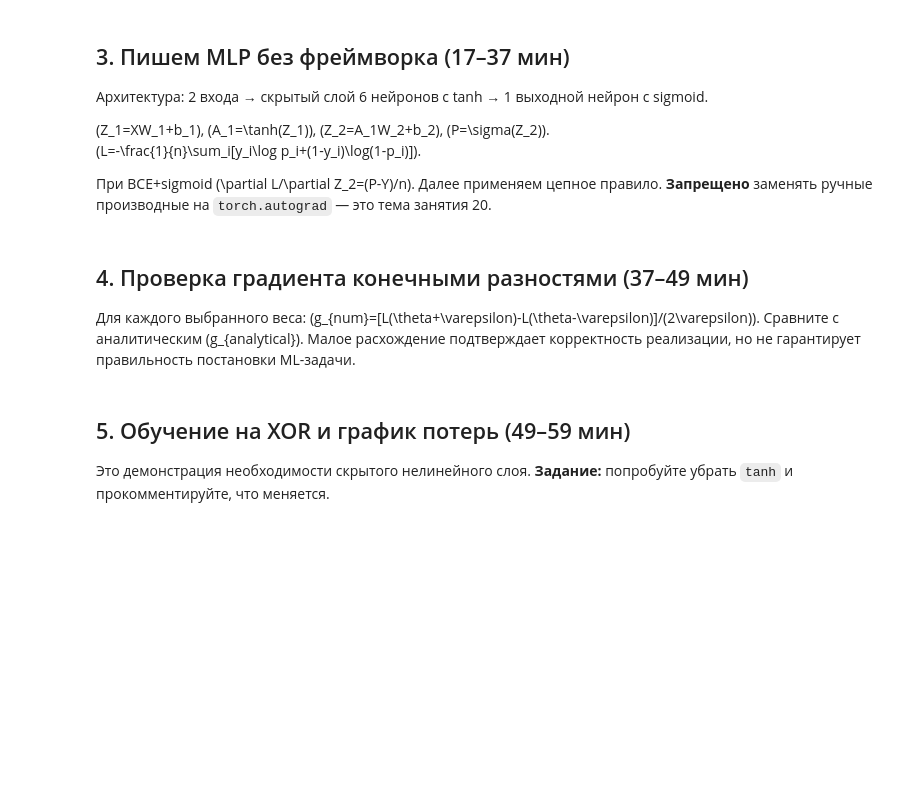
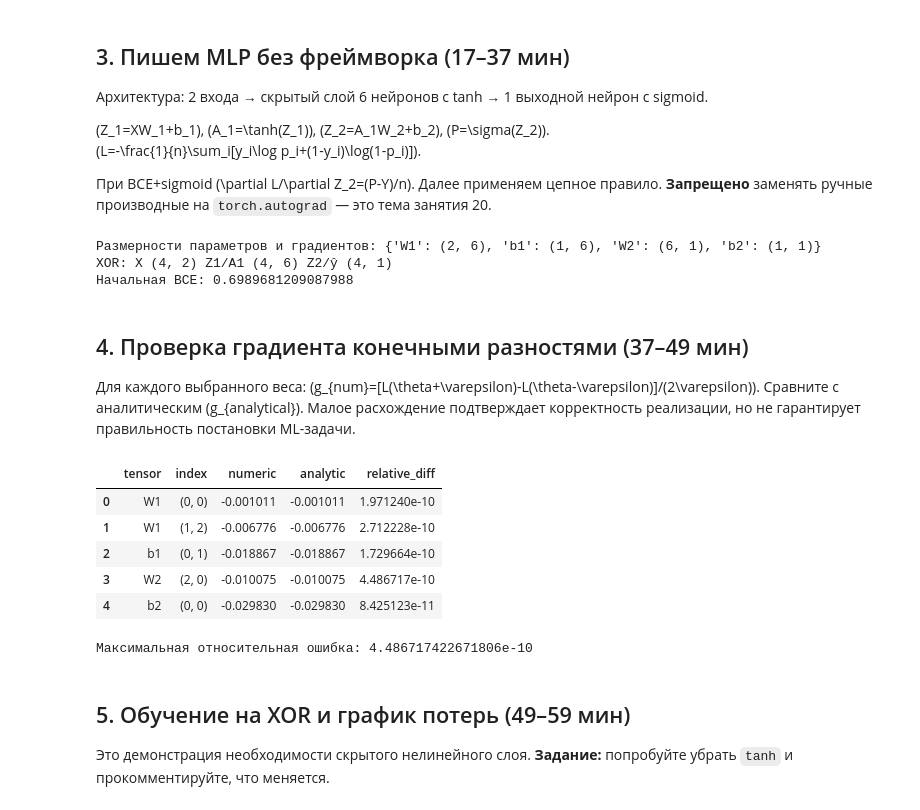
Before and after one commit to Vladislav-Evg-Sid/utmn-master-degree, a Jupyter notebook: tii/lb19/19_student.ipynb, the cells around one changed output. Drawn from its saved outputs; the diff is of its cells as text; code cells hidden in the pictures; blank space fills up the shorter version.

```diff
--- a/tii/lb19/19_student.ipynb
+++ b/tii/lb19/19_student.ipynb
@@ -78,27 +90,49 @@ y_xor=np.array([[0],[1],[1],[0]],dtype=float)
 p=init_mlp()
 yhat,cache=forward(X_xor,p)
 grad=backward(y_xor,yhat,cache,p)
-print('Слои:',{k:v.shape for k,v in p.items()})
-print('loss before:',binary_loss(y_xor,yhat))
+expected={'W1':(2,6),'b1':(1,6),'W2':(6,1),'b2':(1,1)}
+assert {k:v.shape for k,v in p.items()}==expected
+assert {k:v.shape for k,v in grad.items()}==expected
+assert cache['Z1'].shape==cache['A1'].shape==(4,6)
+assert cache['Z2'].shape==yhat.shape==(4,1)
+print('Размерности параметров и градиентов:',expected)
+print('XOR: X',X_xor.shape,'Z1/A1',cache['Z1'].shape,'Z2/ŷ',yhat.shape)
+print('Начальная BCE:',binary_loss(y_xor,yhat))
+# %% [output]
+Размерности параметров и градиентов: {'W1': (2, 6), 'b1': (1, 6), 'W2': (6, 1), 'b2': (1, 1)}
+XOR: X (4, 2) Z1/A1 (4, 6) Z2/ŷ (4, 1)
+Начальная BCE: 0.6989681209087988
 # %% [markdown]
 ## 4. Проверка градиента конечными разностями (37–49 мин)
 Для каждого выбранного веса: \(g_{num}=[L(\theta+\varepsilon)-L(\theta-\varepsilon)]/(2\varepsilon)\). Сравните с аналитическим \(g_{analytical}\). Малое расхождение подтверждает корректность реализации, но не гарантирует правильность постановки ML-задачи.
 # %%
 def finite_diff(param,idx,X,y,p,eps=1e-5):
     old=p[param][idx]
-    p[param][idx]=old+eps; lp=binary_loss(y,forward(X,p)[0])
-    p[param][idx]=old-eps; lm=binary_loss(y,forward(X,p)[0])
-    p[param][idx]=old
+    try:
+        p[param][idx]=old+eps; lp=binary_loss(y,forward(X,p)[0])
+        p[param][idx]=old-eps; lm=binary_loss(y,forward(X,p)[0])
+    finally:
+        p[param][idx]=old
     return (lp-lm)/(2*eps)
 checks=[('W1',(0,0)),('W1',(1,2)),('b1',(0,1)),('W2',(2,0)),('b2',(0,0))]
 rows=[]
 for name,idx in checks:
     gn=finite_diff(name,idx,X_xor,y_xor,p)
-    ga=float(grad[name][idx]);rel=abs(gn-ga)/max(1e-8,abs(gn)+abs(ga))
+    ga=float(grad[name][idx]); rel=abs(gn-ga)/max(1e-8,abs(gn)+abs(ga))
     rows.append([name,str(idx),gn,ga,rel])
 res=pd.DataFrame(rows,columns=['tensor','index','numeric','analytic','relative_diff'])
 display(res)
-assert (res.relative_diff < 1e-5).all(), 'Градиенты не совпали: проверьте backprop'
+res.to_csv('19_gradient_checks.csv',index=False)
+print('Максимальная относительная ошибка:',res.relative_diff.max())
+assert len(res)>=5 and (res.relative_diff < 1e-5).all(), 'Проверьте backprop'
+# %% [output]
+|  | tensor | index | numeric | analytic | relative_diff |
+| 0 | W1 | (0, 0) | -0.001011 | -0.001011 | 1.971240e-10 |
+| 1 | W1 | (1, 2) | -0.006776 | -0.006776 | 2.712228e-10 |
+| 2 | b1 | (0, 1) | -0.018867 | -0.018867 | 1.729664e-10 |
+| 3 | W2 | (2, 0) | -0.010075 | -0.010075 | 4.486717e-10 |
+| 4 | b2 | (0, 0) | -0.029830 | -0.029830 | 8.425123e-11 |
+Максимальная относительная ошибка: 4.486717422671806e-10
 # %% [markdown]
 ## 5. Обучение на XOR и график потерь (49–59 мин)
 Это демонстрация необходимости скрытого нелинейного слоя. **Задание:** попробуйте убрать `tanh` и прокомментируйте, что меняется.
```
Also changed, not shown: parts of 6 cells of this notebook, 15 other files.
